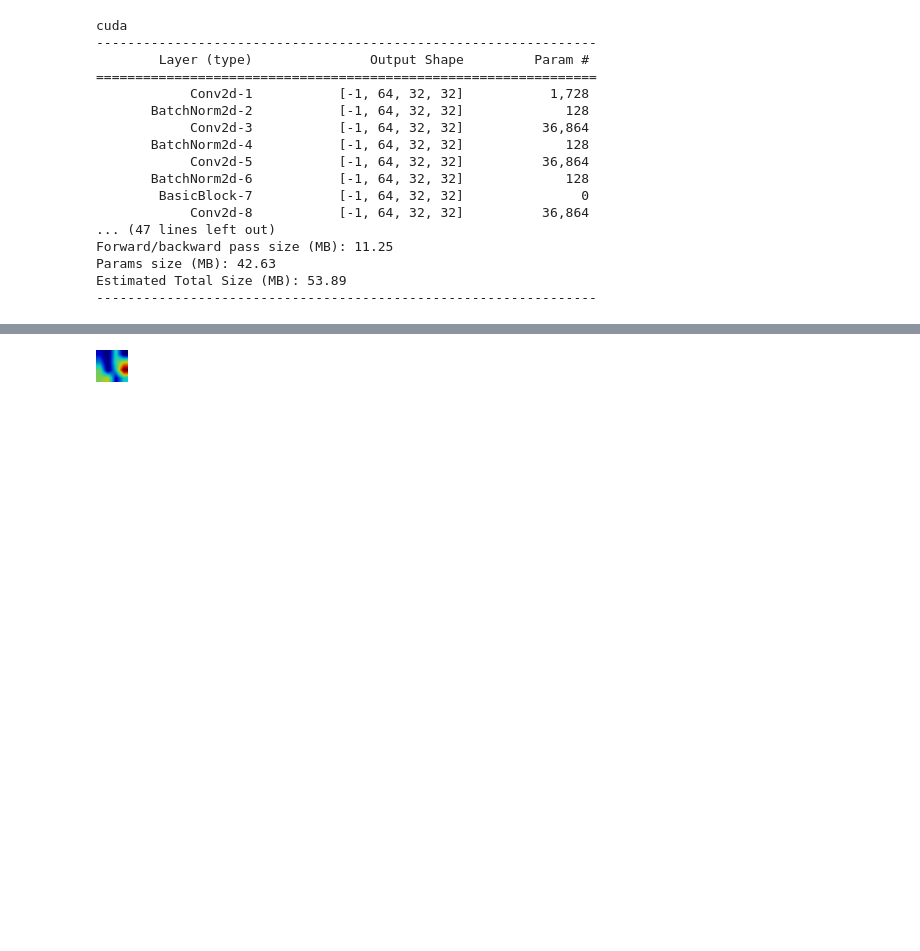
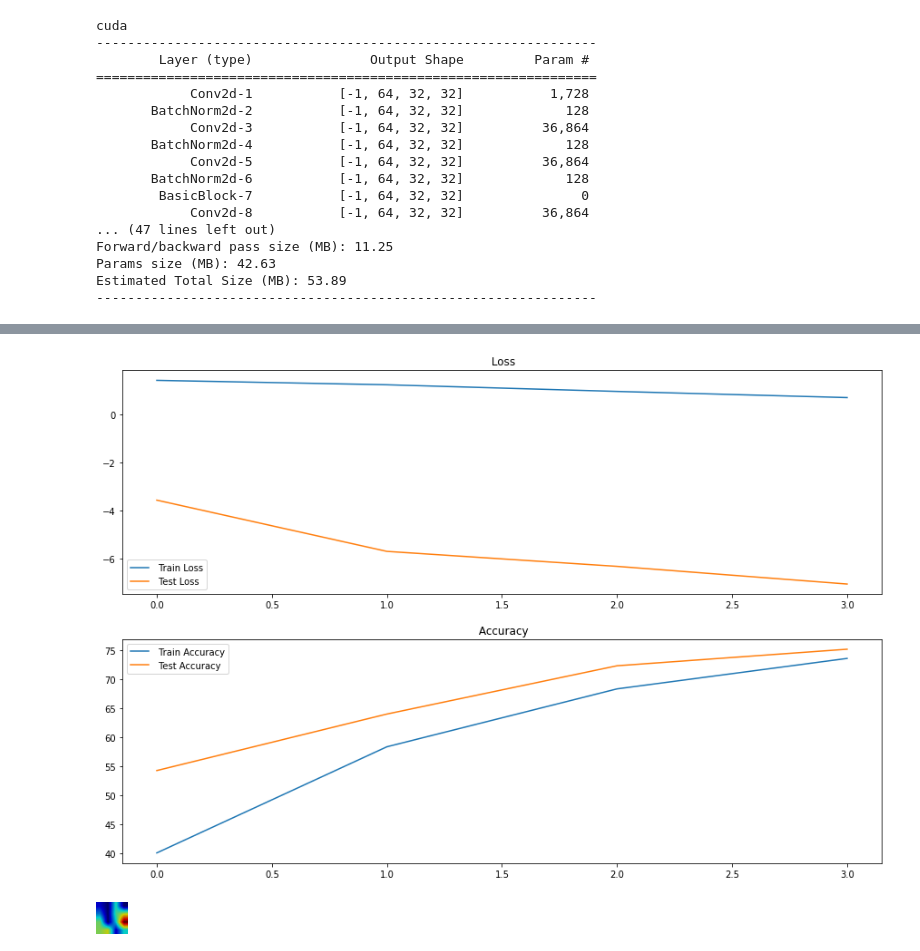
Before and after one commit to roshantac/EVA4, a Jupyter notebook: Assignment10/Session10_LR.ipynb, the cells around one changed output, grey strips where cells are left out. Saved outputs shown, nothing was run; the diff lists cells and outputs as text; code cells hidden in the pictures; blank space fills up the shorter version.

```diff
--- a/Assignment10/Session10_LR.ipynb
+++ b/Assignment10/Session10_LR.ipynb
@@ -87,3 +114,7 @@ Accuracy of truck : 44 %
+# %%
+plotPerformanceGraph()
+# %% [output]
+[figure, added]
 # %%
 from GradCam import show_map
 import matplotlib.pyplot as plt
```
Also changed, not shown: parts of 5 cells of this notebook.
